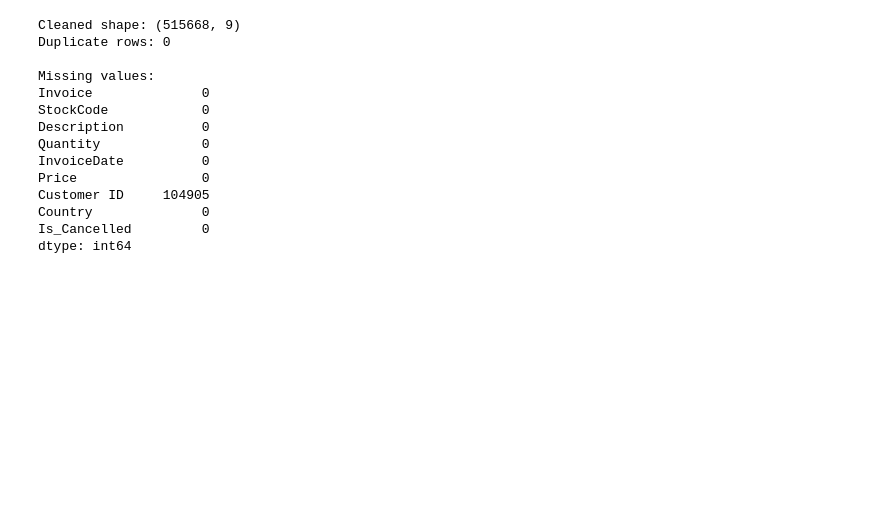
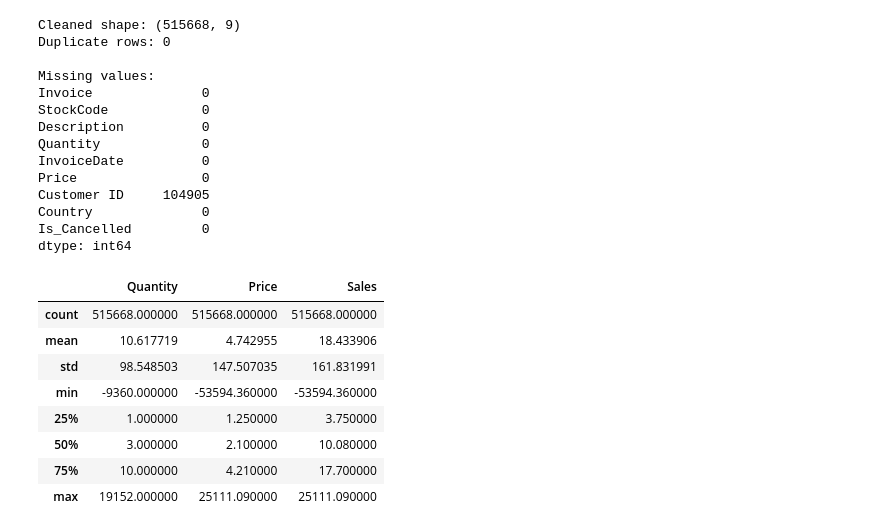
Before and after one commit to ivaibhavpawar1045/Python-Data-Analytics, a Jupyter notebook: 36_Complete_EDA/practice.ipynb, the cells around one changed output. Saved outputs shown, nothing was run; the diff lists cells and outputs as text; code cells hidden in the pictures; blank space fills up the shorter version.

```diff
--- a/36_Complete_EDA/practice.ipynb
+++ b/36_Complete_EDA/practice.ipynb
@@ -195,3 +195,18 @@ Customer ID     104905
 Country              0
 Is_Cancelled         0
 dtype: int64
+# %%
+sales_data_clean["Sales"]= (
+     sales_data_clean["Quantity"] * sales_data_clean["Price"]
+)
+sales_data_clean[["Quantity" , "Price" , "Sales"]].describe()
+# %% [output]
+|  | Quantity | Price | Sales |
+| count | 515668.000000 | 515668.000000 | 515668.000000 |
+| mean | 10.617719 | 4.742955 | 18.433906 |
+| std | 98.548503 | 147.507035 | 161.831991 |
+| min | -9360.000000 | -53594.360000 | -53594.360000 |
+| 25% | 1.000000 | 1.250000 | 3.750000 |
+| 50% | 3.000000 | 2.100000 | 10.080000 |
+| 75% | 10.000000 | 4.210000 | 17.700000 |
+| max | 19152.000000 | 25111.090000 | 25111.090000 |
```
Also changed, not shown: parts of 5 cells of this notebook.
